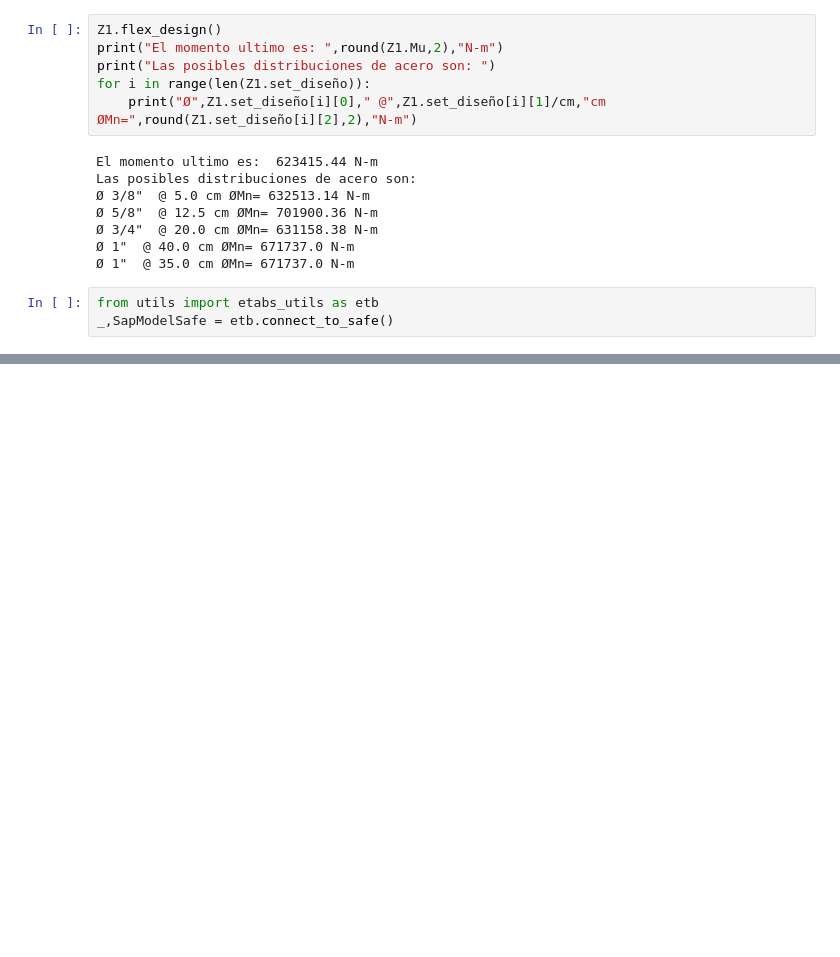
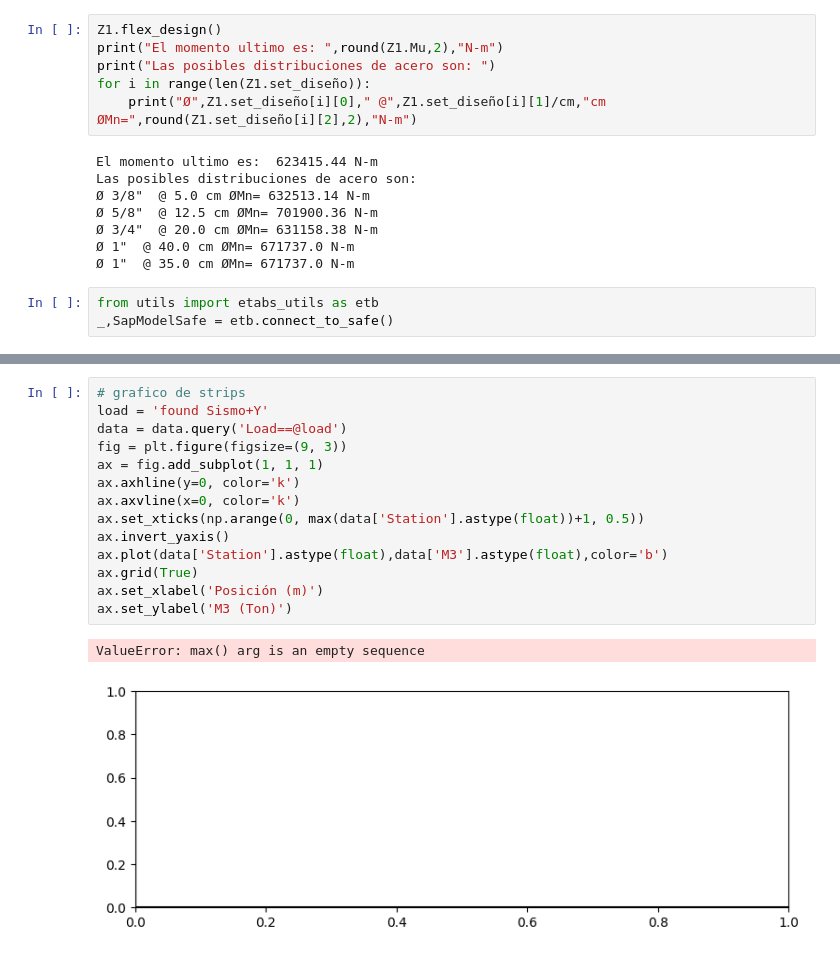
Before and after one commit to edsonj2/automatizacion_estructural, a Jupyter notebook: diseño_zapatas.ipynb, the cells around one changed output, grey strips where cells are left out. Drawn from its saved outputs; the diff is of its cells as text; blank space fills up the shorter version.

```diff
--- a/diseño_zapatas.ipynb
+++ b/diseño_zapatas.ipynb
@@ -227,0 +217,17 @@ ax.set_ylabel('M3 (Ton)')
+# %%
+# grafico de strips
+load = 'found Sismo+Y'
+data = data.query('Load==@load')
+fig = plt.figure(figsize=(9, 3))
+ax = fig.add_subplot(1, 1, 1)
+ax.axhline(y=0, color='k')
+ax.axvline(x=0, color='k')
+ax.set_xticks(np.arange(0, max(data['Station'].astype(float))+1, 0.5))
+ax.invert_yaxis()
+ax.plot(data['Station'].astype(float),data['M3'].astype(float),color='b')
+ax.grid(True)
+ax.set_xlabel('Posición (m)')
+ax.set_ylabel('M3 (Ton)')
+# %% [output]
+ValueError: max() arg is an empty sequence
+[figure, added]
```
Also changed, not shown: parts of 5 cells of this notebook.
